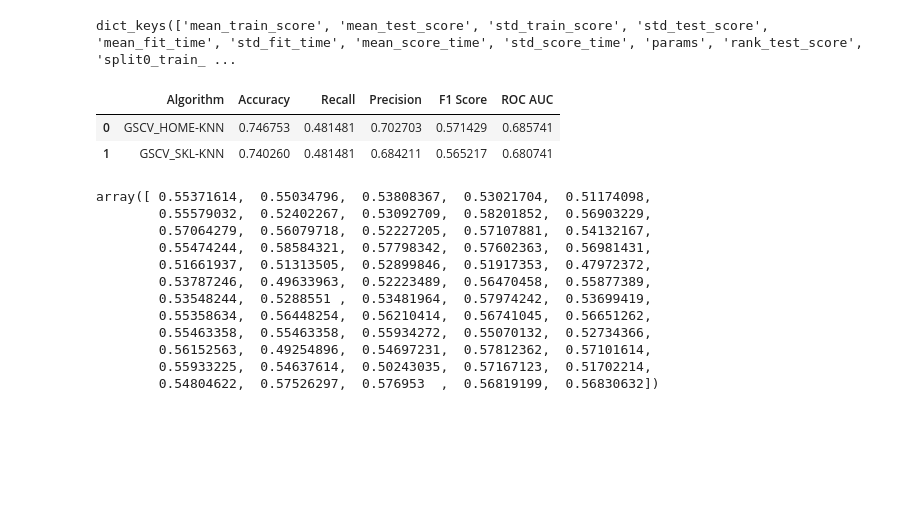
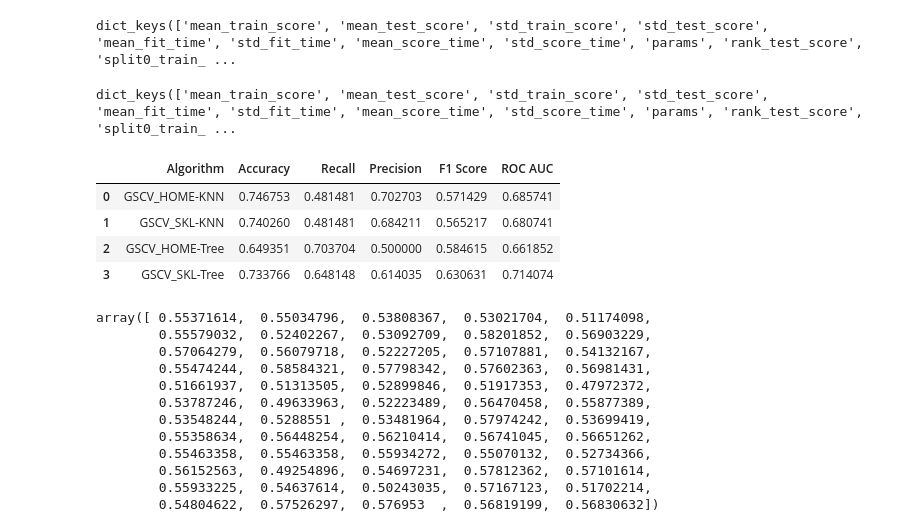
Before and after one commit to Mowstyl/docker-mineria, a Jupyter notebook: practica2/Practice2_ourP.ipynb, the cells around one changed output. Cells and saved outputs as stored; diff of their text form; code cells hidden in the pictures; blank space fills up the shorter version.

Commit message:
adicion tree en gridsearchcvhome y adicion impresion arboles

```diff
--- a/practica2/Practice2_ourP.ipynb
+++ b/practica2/Practice2_ourP.ipynb
@@ -886,6 +921,9 @@ class GridSearchCVHomeModel:
         self.best_index_ = np.where(self.cv_results_['rank_test_score']==1)[0][0]
         self.best_score_ = self.cv_results_['mean_test_score'][self.best_index_]
         self.best_params_ = self.cv_results_['params'][self.best_index_]
+        self.secbest_index_ = np.where(self.cv_results_['rank_test_score']==10)[0][0]
+        self.secbest_score_ = self.cv_results_['mean_test_score'][self.secbest_index_]
+        self.secbest_params_ = self.cv_results_['params'][self.secbest_index_]
 
         self.estimator.set_params(**self.best_params_)
         self.estimator.fit(train_atts, train_label)
@@ -898,9 +936,18 @@ def GridSearchCVHome(estimator, param_grid, scoring=None, cv=None,
                     fit_params=None, n_jobs=1, verbose=0, pre_dispatch='2*n_jobs'):
     return GridSearchCVHomeModel(scoring, estimator, param_grid, n_jobs, fit_params, cv, verbose, pre_dispatch)
 
-est = Pipeline([("imputer", Imputer()),
+est = {}
+est['knn'] = Pipeline([("imputer", Imputer()),
                    ("knn", neighbors.KNeighborsClassifier(n_jobs=-1))])
 
+est['tree'] = Pipeline([("imputer", Imputer()),
+                          ("tree", tree.DecisionTreeClassifier())])
+
 sc = make_scorer(recall_score, pos_label='tested_positive')
-clas = GridSearchCVHome(est, {**imputerParams, **knnParams}, cv=2, n_jobs=-1, scoring=sc)
-clas.fit(dfsh['pima']['train']['atts'], dfsh['pima']['train']['label'], seed)
+clas = {}
+clas['knn'] = GridSearchCVHome(est['knn'], {**imputerParams, **knnParams}, cv=2, n_jobs=-1, scoring=sc)
+clas['tree'] = GridSearchCVHome(est['tree'], {**imputerParams, **treeParams}, cv=2, n_jobs=-1, scoring=sc)
+
+
+clas['knn'].fit(dfsh['pima']['train']['atts'], dfsh['pima']['train']['label'], seed)
+clas['tree'].fit(dfsh['pima']['train']['atts'], dfsh['pima']['train']['label'], seed)
@@ -916,12 +964,20 @@ clas.cv_results_.keys()
 # %% [output]
 dict_keys(['mean_train_score', 'mean_test_score', 'std_train_score', 'std_test_score', 'mean_fit_time', 'std_fit_time', 'mean_score_time', 'std_score_time', 'params', 'rank_test_score', 'split0_train_ ...
+# %%
+clas['tree'].cv_results_.keys()
+# %% [output]
+dict_keys(['mean_train_score', 'mean_test_score', 'std_train_score', 'std_test_score', 'mean_fit_time', 'std_fit_time', 'mean_score_time', 'std_score_time', 'params', 'rank_test_score', 'split0_train_ ...
 # %%
-metricTable(dfsh['pima']['test']['label'], {'GSCV_HOME-KNN': clas.predict(dfsh['pima']['test']['atts']),
-                                           'GSCV_SKL-KNN': cls['pima']['knn'].predict(dfsh['pima']['test']['atts'])}, 'tested_positive')
+metricTable(dfsh['pima']['test']['label'], {'GSCV_HOME-KNN': clas['knn'].predict(dfsh['pima']['test']['atts']),
+                                           'GSCV_SKL-KNN': cls['pima']['knn'].predict(dfsh['pima']['test']['atts']),
+                                           'GSCV_HOME-Tree': clas['tree'].predict(dfsh['pima']['test']['atts']),
+                                            'GSCV_SKL-Tree': cls['pima']['tree'].predict(dfsh['pima']['test']['atts'])}, 'tested_positive')
 # %% [output]
 |  | Algorithm | Accuracy | Recall | Precision | F1 Score | ROC AUC |
 | 0 | GSCV_HOME-KNN | 0.746753 | 0.481481 | 0.702703 | 0.571429 | 0.685741 |
 | 1 | GSCV_SKL-KNN | 0.740260 | 0.481481 | 0.684211 | 0.565217 | 0.680741 |
+| 2 | GSCV_HOME-Tree | 0.649351 | 0.703704 | 0.500000 | 0.584615 | 0.661852 |
+| 3 | GSCV_SKL-Tree | 0.733766 | 0.648148 | 0.614035 | 0.630631 | 0.714074 |
 # %%
 cls['pima']['knn'].cv_results_['mean_test_score']
 # %% [output]
```
Also changed, not shown: parts of 14 cells of this notebook, 1 other file.
